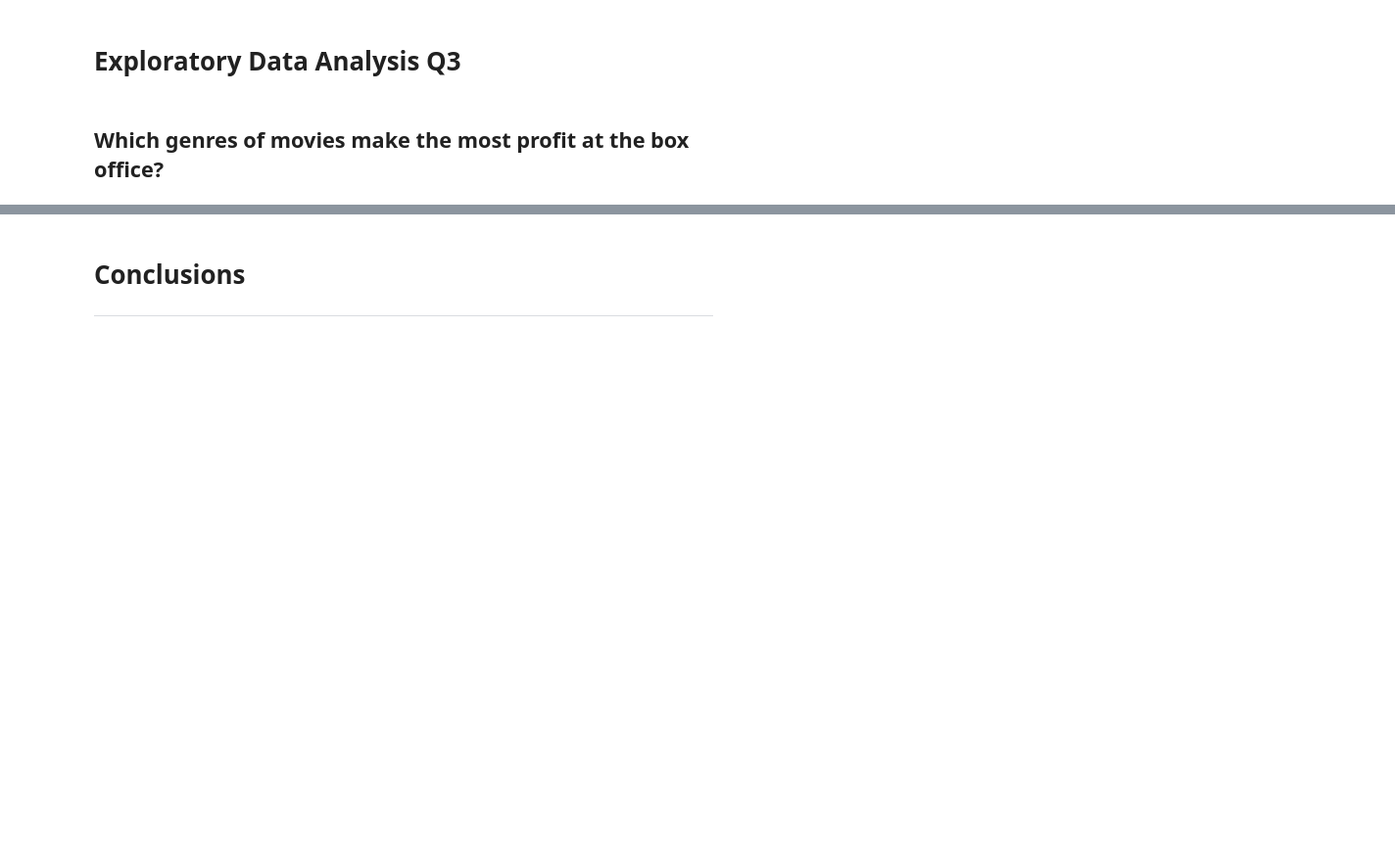
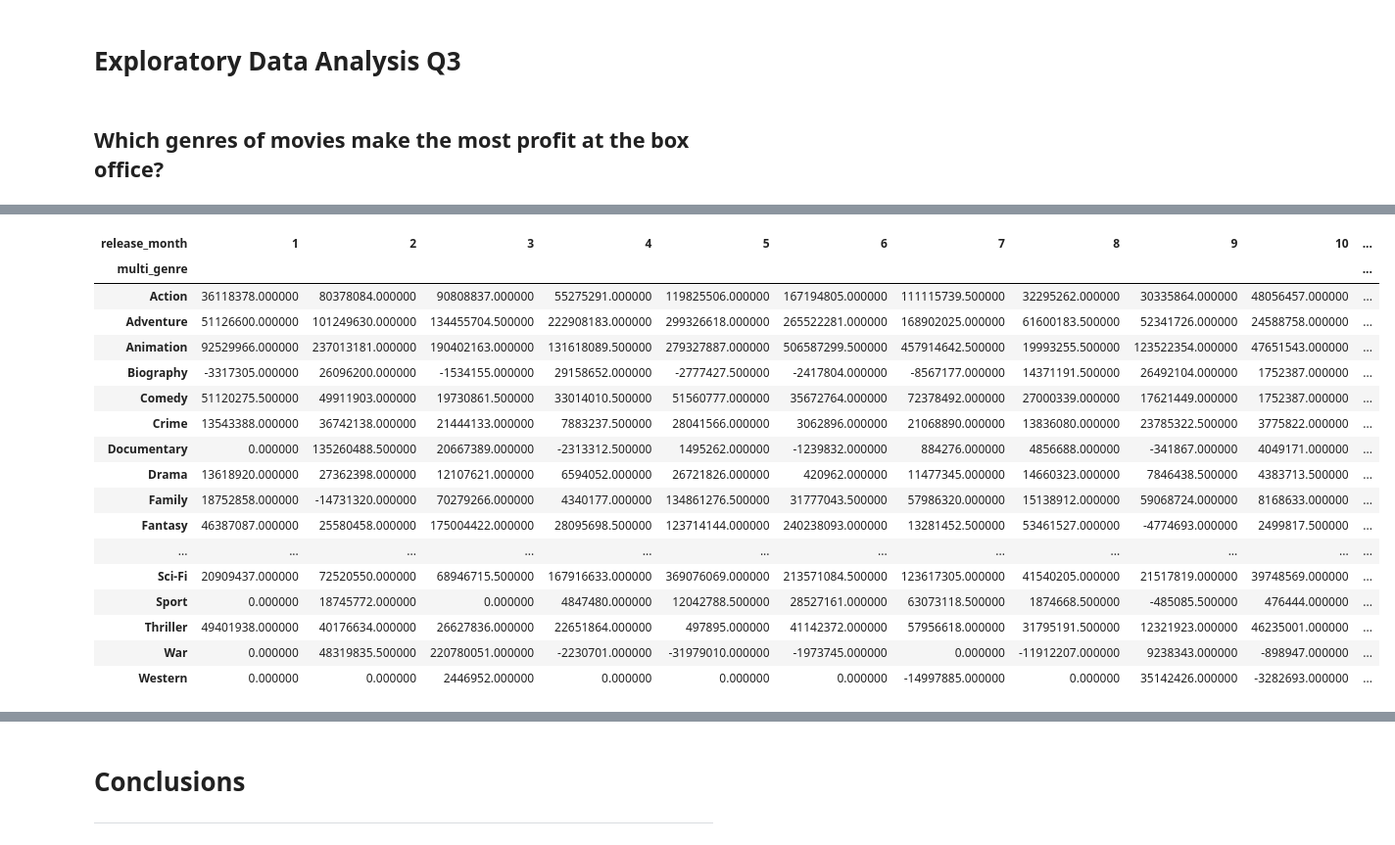
Before and after one commit to dataeducator/dsc-phase-1-project-v2-4, a Jupyter notebook: student.ipynb, the cells around one changed output, grey strips where cells are left out. Shown at 98% size. Drawn from its saved outputs; the diff is of its cells as text; code cells hidden in the pictures; blank space fills up the shorter version.

```diff
--- a/student.ipynb
+++ b/student.ipynb
@@ -513,6 +1099,27 @@ month_grouped_genre_median_ww_profit.head()
 # %%
 # Identify best genre for each month
-month_grouped_genre_median_ww_profit.style.highlight_max(color = "cyan", axis = 0)
+
+month_grouped_genre_median_ww_profit.fillna(0, inplace = True)
+month_grouped_genre_median_ww_profit.style.highlight_max(color = "royalblue", axis = 0)
+# %% [output]
+| release_month | 1 | 2 | 3 | 4 | 5 | 6 | 7 | 8 | 9 | 10 | ... |
+| multi_genre |  |  |  |  |  |  |  |  |  |  | ... |
+| Action | 36118378.000000 | 80378084.000000 | 90808837.000000 | 55275291.000000 | 119825506.000000 | 167194805.000000 | 111115739.500000 | 32295262.000000 | 30335864.000000 | 48056457.000000 | ... |
+| Adventure | 51126600.000000 | 101249630.000000 | 134455704.500000 | 222908183.000000 | 299326618.000000 | 265522281.000000 | 168902025.000000 | 61600183.500000 | 52341726.000000 | 24588758.000000 | ... |
+| Animation | 92529966.000000 | 237013181.000000 | 190402163.000000 | 131618089.500000 | 279327887.000000 | 506587299.500000 | 457914642.500000 | 19993255.500000 | 123522354.000000 | 47651543.000000 | ... |
+| Biography | -3317305.000000 | 26096200.000000 | -1534155.000000 | 29158652.000000 | -2777427.500000 | -2417804.000000 | -8567177.000000 | 14371191.500000 | 26492104.000000 | 1752387.000000 | ... |
+| Comedy | 51120275.500000 | 49911903.000000 | 19730861.500000 | 33014010.500000 | 51560777.000000 | 35672764.000000 | 72378492.000000 | 27000339.000000 | 17621449.000000 | 1752387.000000 | ... |
+| Crime | 13543388.000000 | 36742138.000000 | 21444133.000000 | 7883237.500000 | 28041566.000000 | 3062896.000000 | 21068890.000000 | 13836080.000000 | 23785322.500000 | 3775822.000000 | ... |
+| Documentary | 0.000000 | 135260488.500000 | 20667389.000000 | -2313312.500000 | 1495262.000000 | -1239832.000000 | 884276.000000 | 4856688.000000 | -341867.000000 | 4049171.000000 | ... |
+| Drama | 13618920.000000 | 27362398.000000 | 12107621.000000 | 6594052.000000 | 26721826.000000 | 420962.000000 | 11477345.000000 | 14660323.000000 | 7846438.500000 | 4383713.500000 | ... |
+| Family | 18752858.000000 | -14731320.000000 | 70279266.000000 | 4340177.000000 | 134861276.500000 | 31777043.500000 | 57986320.000000 | 15138912.000000 | 59068724.000000 | 8168633.000000 | ... |
+| Fantasy | 46387087.000000 | 25580458.000000 | 175004422.000000 | 28095698.500000 | 123714144.000000 | 240238093.000000 | 13281452.500000 | 53461527.000000 | -4774693.000000 | 2499817.500000 | ... |
+| ... | ... | ... | ... | ... | ... | ... | ... | ... | ... | ... | ... |
+| Sci-Fi | 20909437.000000 | 72520550.000000 | 68946715.500000 | 167916633.000000 | 369076069.000000 | 213571084.500000 | 123617305.000000 | 41540205.000000 | 21517819.000000 | 39748569.000000 | ... |
+| Sport | 0.000000 | 18745772.000000 | 0.000000 | 4847480.000000 | 12042788.500000 | 28527161.000000 | 63073118.500000 | 1874668.500000 | -485085.500000 | 476444.000000 | ... |
+| Thriller | 49401938.000000 | 40176634.000000 | 26627836.000000 | 22651864.000000 | 497895.000000 | 41142372.000000 | 57956618.000000 | 31795191.500000 | 12321923.000000 | 46235001.000000 | ... |
+| War | 0.000000 | 48319835.500000 | 220780051.000000 | -2230701.000000 | -31979010.000000 | -1973745.000000 | 0.000000 | -11912207.000000 | 9238343.000000 | -898947.000000 | ... |
+| Western | 0.000000 | 0.000000 | 2446952.000000 | 0.000000 | 0.000000 | 0.000000 | -14997885.000000 | 0.000000 | 35142426.000000 | -3282693.000000 | ... |
 # %%
 # Setup plot variales
 x = month_grouped_genre_median_ww_profit.index
```
Also changed, not shown: parts of 58 cells of this notebook.
